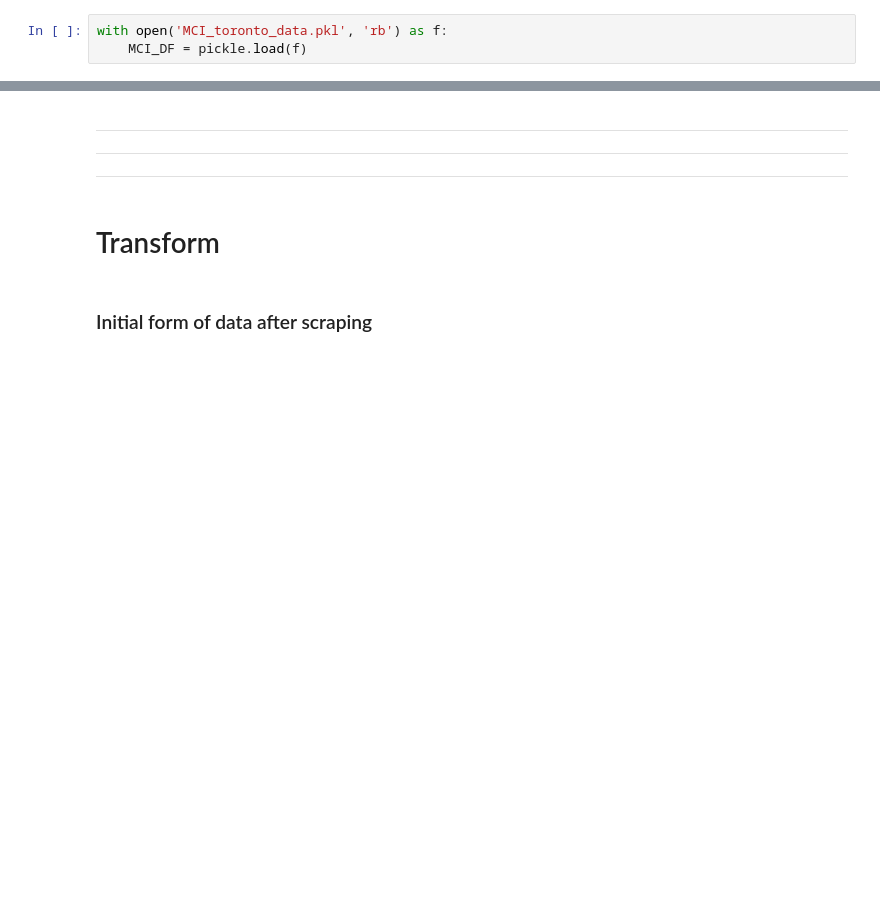
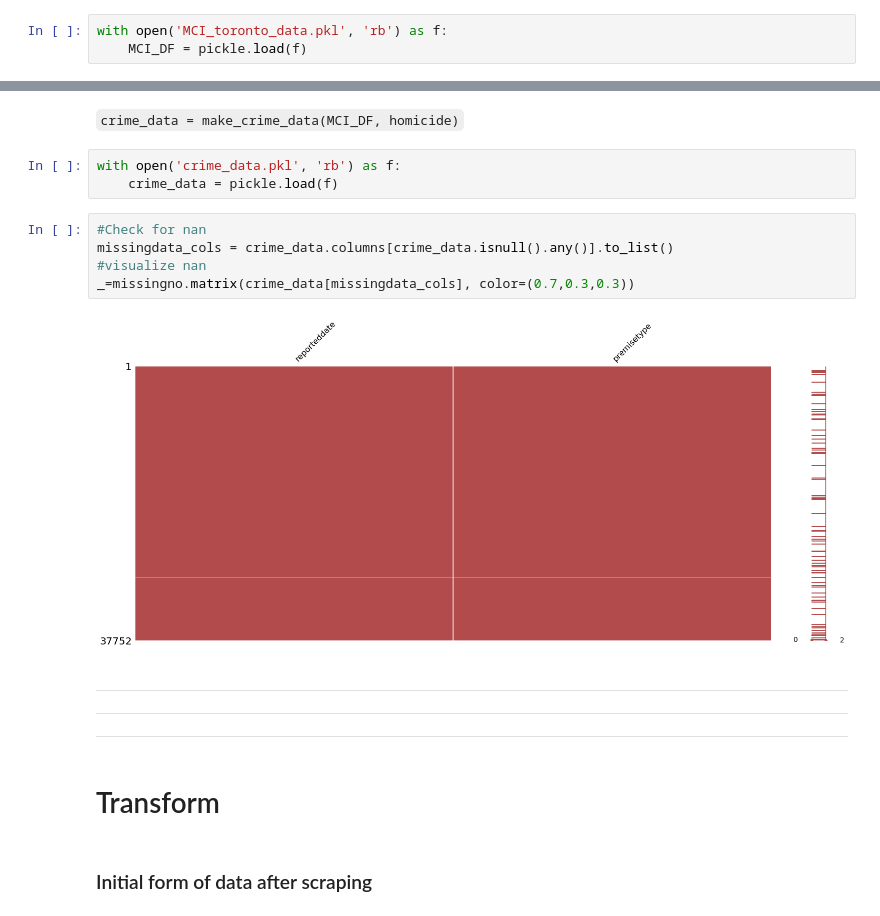
Before and after one commit to bnarath/Toronto_Rental_ETL_Project, a Jupyter notebook: craigslist_api_scraping_transform.ipynb, the cells around one changed output, grey strips where cells are left out. Drawn from its saved outputs; the diff is of its cells as text; blank space fills up the shorter version.

```diff
--- a/craigslist_api_scraping_transform.ipynb
+++ b/craigslist_api_scraping_transform.ipynb
@@ -207,3 +281,15 @@ MCI_DF.head()
+# %% [markdown]
+``crime_data = make_crime_data(MCI_DF, homicide)``
+# %%
+with open('crime_data.pkl', 'rb') as f:
+    crime_data = pickle.load(f)
+# %%
+#Check for nan
+missingdata_cols = crime_data.columns[crime_data.isnull().any()].to_list()
+#visualize nan
+_=missingno.matrix(crime_data[missingdata_cols], color=(0.7,0.3,0.3))
+# %% [output]
+[figure, added]
 # %% [markdown]
 ---
 ---
```
Also changed, not shown: parts of 21 cells of this notebook, 5 other files.
